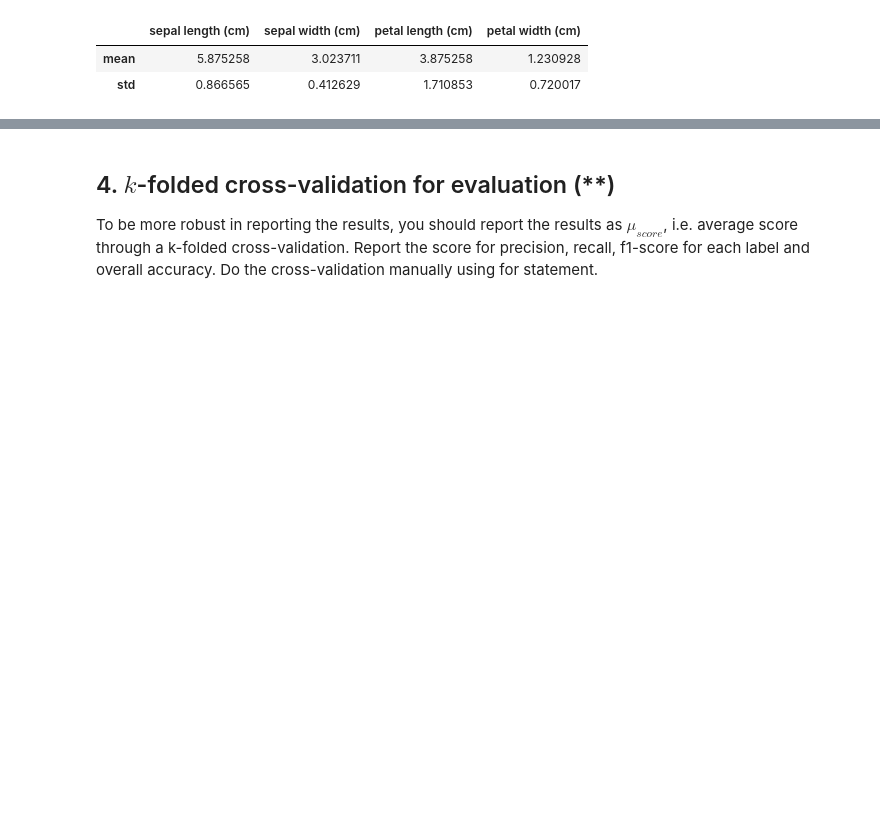
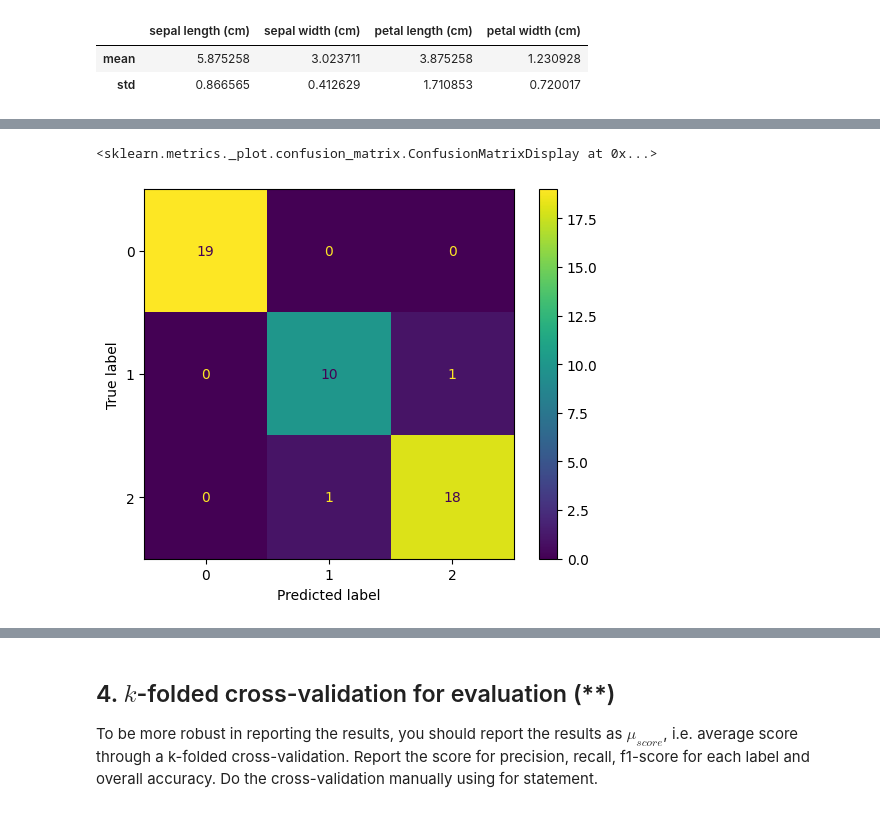
Before and after one commit to AlbotGoodman/machine-learning, a Jupyter notebook: Exercises/E03_logistic_regression.ipynb, the cells around one changed output, grey strips where cells are left out. Cells and saved outputs as stored; diff of their text form; code cells hidden in the pictures; blank space fills up the shorter version.

```diff
--- a/Exercises/E03_logistic_regression.ipynb
+++ b/Exercises/E03_logistic_regression.ipynb
@@ -337,0 +376,5 @@ weighted avg       0.98      0.98      0.98        46
+# %%
+disp_test.plot()
+# %% [output]
+<sklearn.metrics._plot.confusion_matrix.ConfusionMatrixDisplay at 0x...>
+[figure, added]
```
Also changed, not shown: parts of 8 cells of this notebook.
